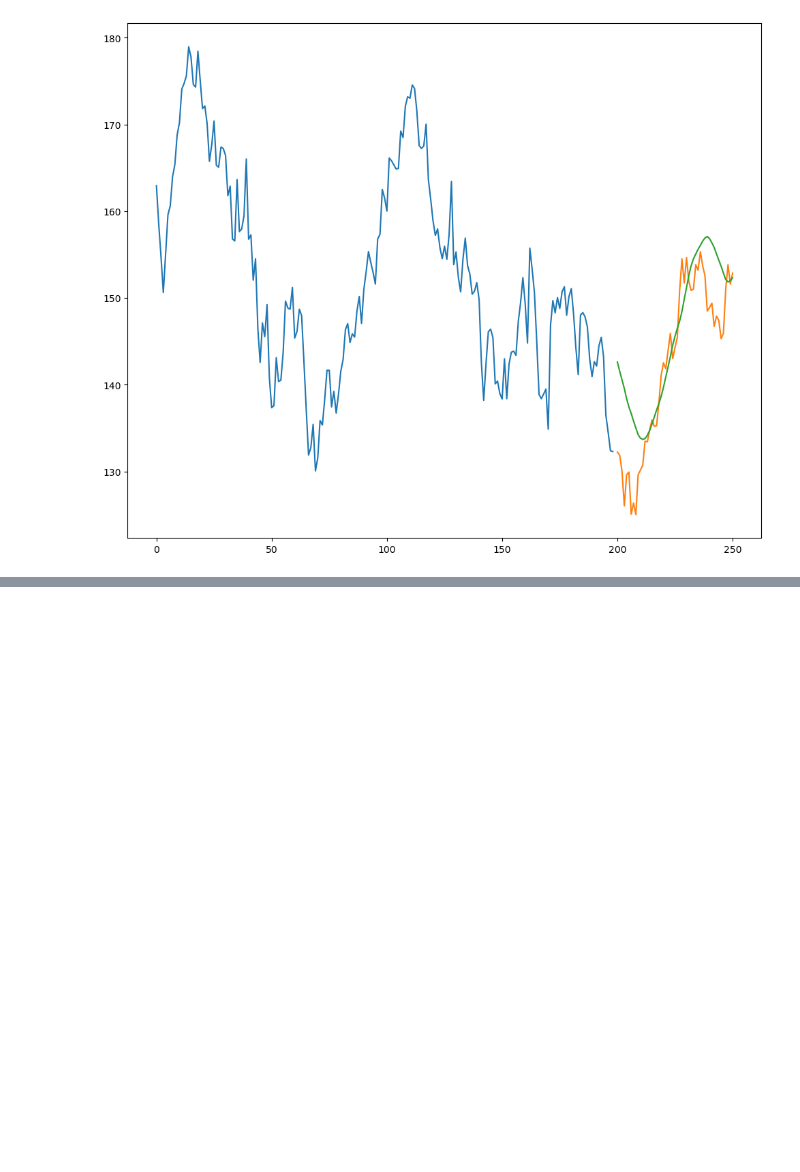
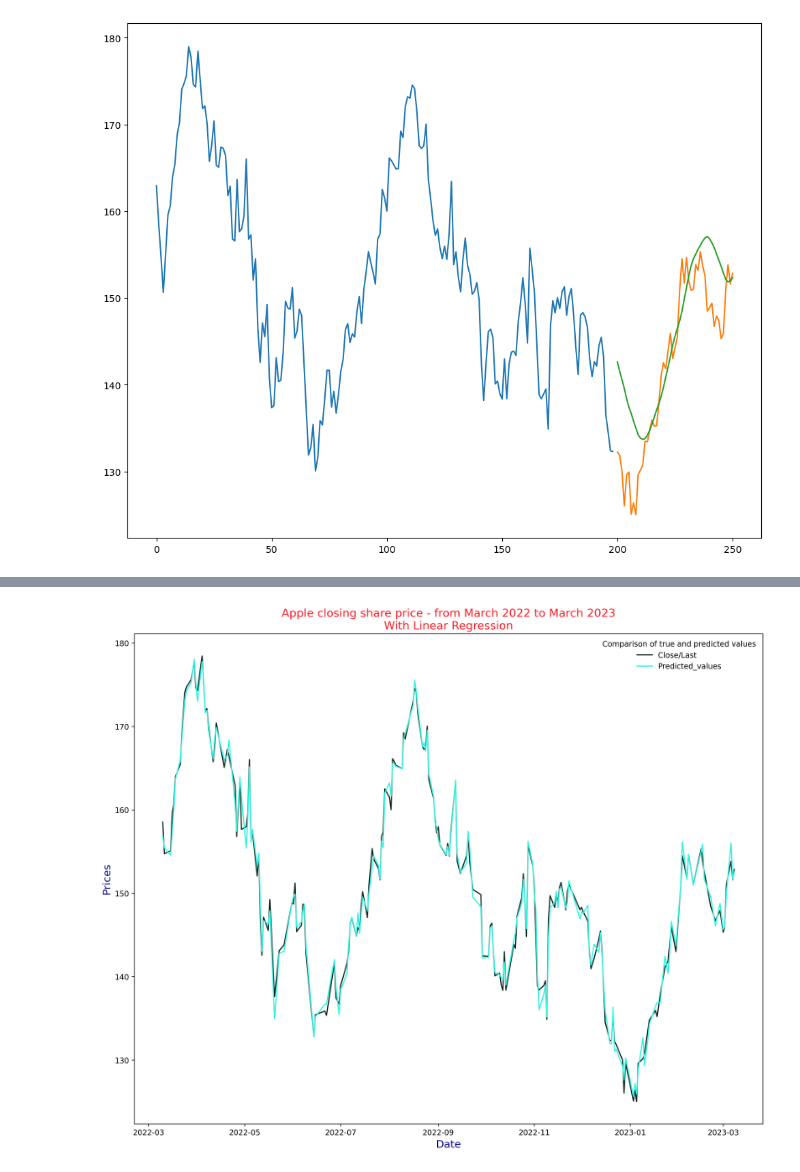
Before and after one commit to Laurence-kyla/LSTM, a Jupyter notebook: LSTM_Apple_actions.ipynb, the cells around one changed output, grey strips where cells are left out. Cells and saved outputs as stored; diff of their text form; code cells hidden in the pictures; blank space fills up the shorter version.

Commit message:
Linear Regression plot

```diff
--- a/LSTM_Apple_actions.ipynb
+++ b/LSTM_Apple_actions.ipynb
@@ -696,0 +700,5 @@ scores
+# %%
+predicted_rl = pd.DataFrame(y_train)
+predicted_rl['Predicted_values'] = y_pred_train_rl
+predicted_rl['diff'] = predicted_rl['Close/Last'] - predicted_rl['Predicted_values']
+predicted_rl
@@ -696,0 +720,16 @@ scores
+# %%
+# Create figure
+fig, ax = plt.subplots(figsize=(15, 12), dpi=250)
+
+# Add x-axis and y-axis
+ax = sns.lineplot(x='Date', y='Close/Last', data=predicted_rl, legend=True, color='#122620')
+ax= sns.lineplot(x='Date', y='Predicted_values', data=predicted_rl, legend=True, color='#2FF3E0')
+
+plt.title("Apple closing share price - from March 2022 to March 2023\nWith Linear Regression", color='#F51720', size=15)
+plt.xlabel('Date', size=14, color="navy")
+plt.ylabel('Prices', size=14, color='navy')
+ax.legend(loc='best', title='Comparison of true and predicted values', frameon=False, ncol= 1,
+          labels=['Close/Last', 'Predicted_values'])
+plt.show();
+# %% [output]
+[figure, added]
```
Also changed, not shown: parts of 16 cells of this notebook.
